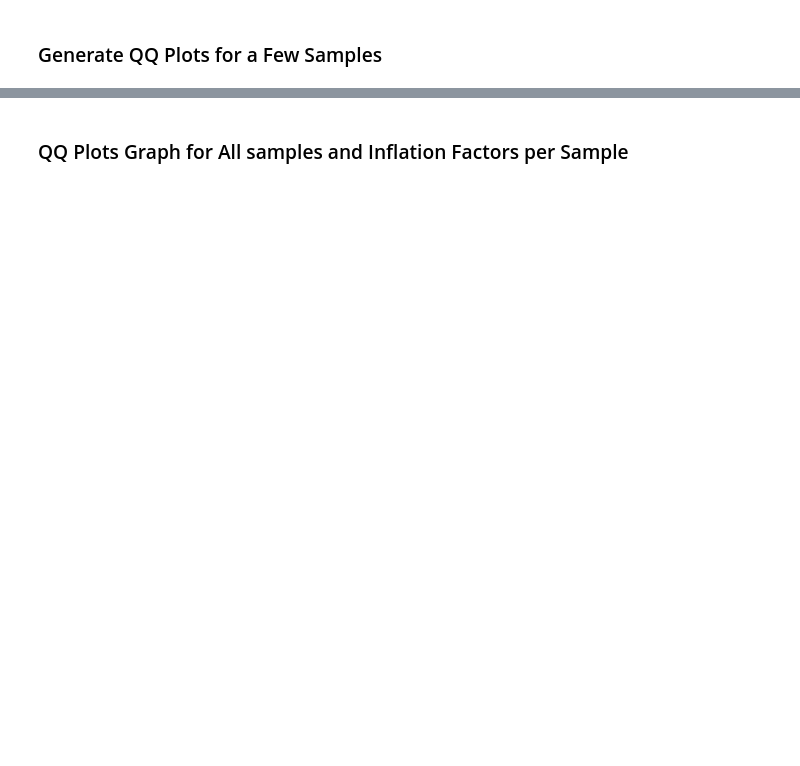
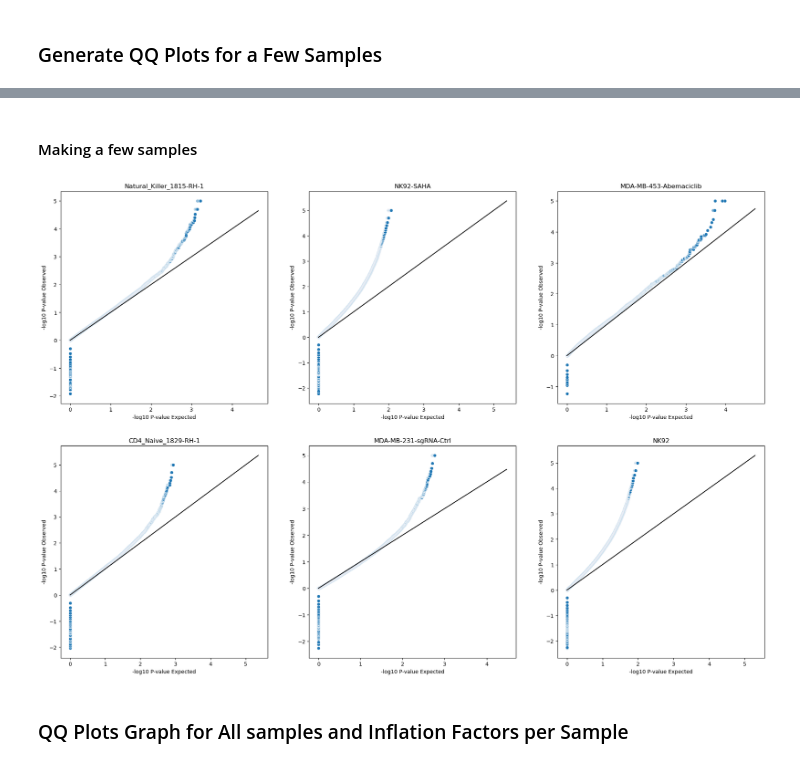
Before and after one commit to ay-lab-team/motif_pair_enrichment, a Jupyter notebook: workflow/scripts/summary/QQPlot_Analysis.ipynb, the cells around one changed output, grey strips where cells are left out. Drawn from its saved outputs; the diff is of its cells as text; code cells hidden in the pictures; blank space fills up the shorter version.

```diff
--- a/workflow/scripts/summary/QQPlot_Analysis.ipynb
+++ b/workflow/scripts/summary/QQPlot_Analysis.ipynb
@@ -380,3 +367,34 @@ for k, sample in enumerate(complete_aplus_samples[0:6]):
+# %% [markdown]
+#### Making a few samples
+# %%
+fig, axes  = plt.subplots(2, 3, figsize=(24, 16))
+axes = axes.flatten()
+
+for k, sample in enumerate(complete_aplus_samples[0:6]):
+
+    # Load the data and generate qqplot data
+    fn = os.path.join(mp_data_dir, sample, 'P_values_agg.tsv')
+    pvals_df = pd.read_table(fn)
+    qqplot_df = calculate_qqplot_df(pvals_df)
+
+    # # calculate chi-squared scores
+    # chisqvalues = []
+    # for pvalue in qqplot_df['P-value']:
+    #     chisqvalues.append(scipy.stats.chi2.ppf(1 - pvalue, 1))
+    # median_chi = scipy.stats.chi2.ppf(0.5, 1)
+    # median_obs = stats.median(chisqvalues)
+    # print('GIF ' + sample + ' ' + str(median_obs / median_chi))
+
+    # Generate the qqplots
+    ax = axes[k]
+    period_num = sample.find('.', 2)
+    graph_title = sample[:period_num]
+
+    p1 = sns.scatterplot(data=qqplot_df, x='log_unif', y='log10_pvalue', ax=ax, palette=sns.cubehelix_palette(as_cmap=True))
+    p1.set(title=graph_title, xlabel='-log10 P-value Expected', ylabel='-log10 P-value Observed')
+    p2 = sns.lineplot(data=qqplot_df, x='log_unif', y='log_unif', color='black', ax=ax)
+# %% [output]
+[figure, added]
 # %% [markdown]
 ### QQ Plots Graph for All samples and Inflation Factors per Sample
 # %%
```
Also changed, not shown: parts of 11 cells of this notebook, 11 other files.
